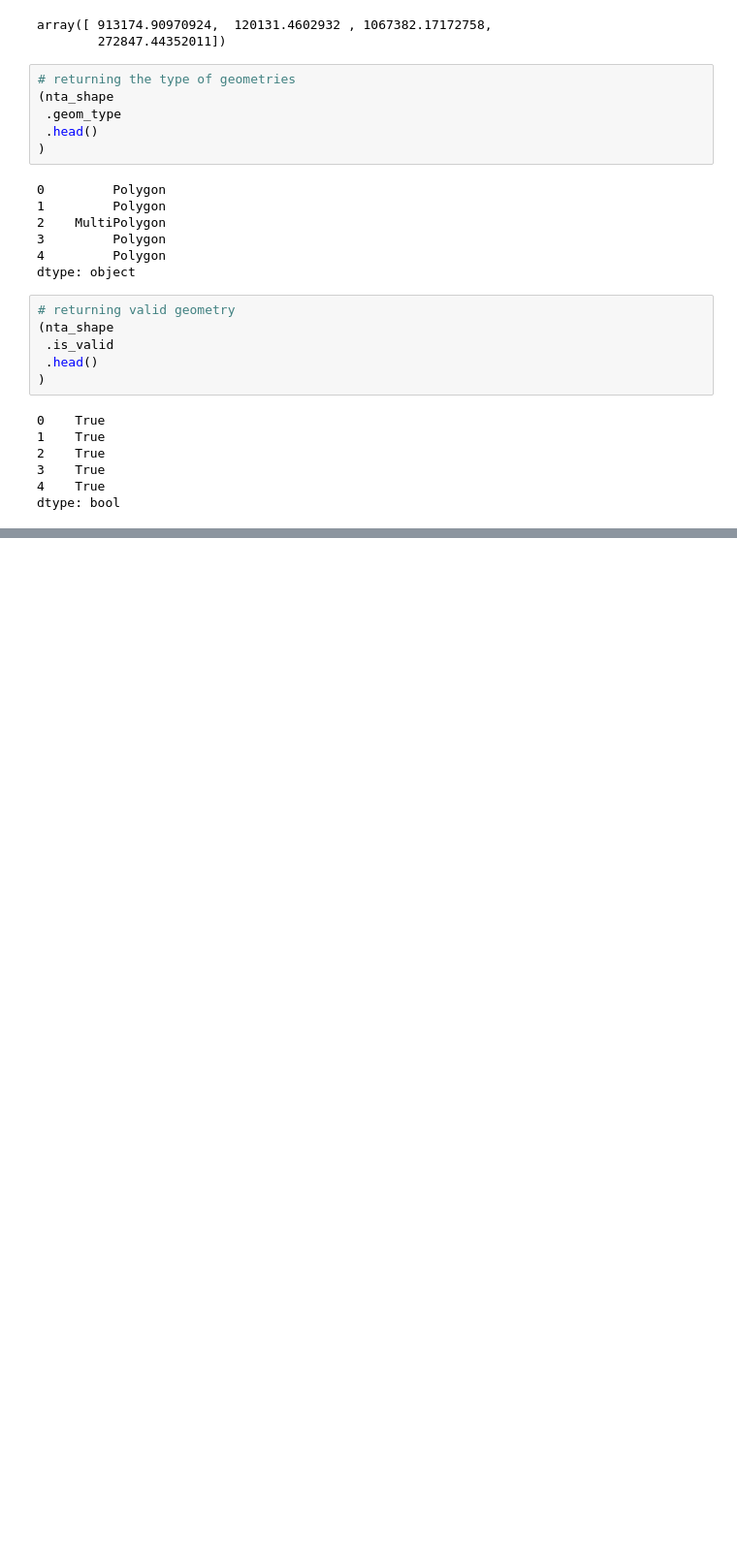
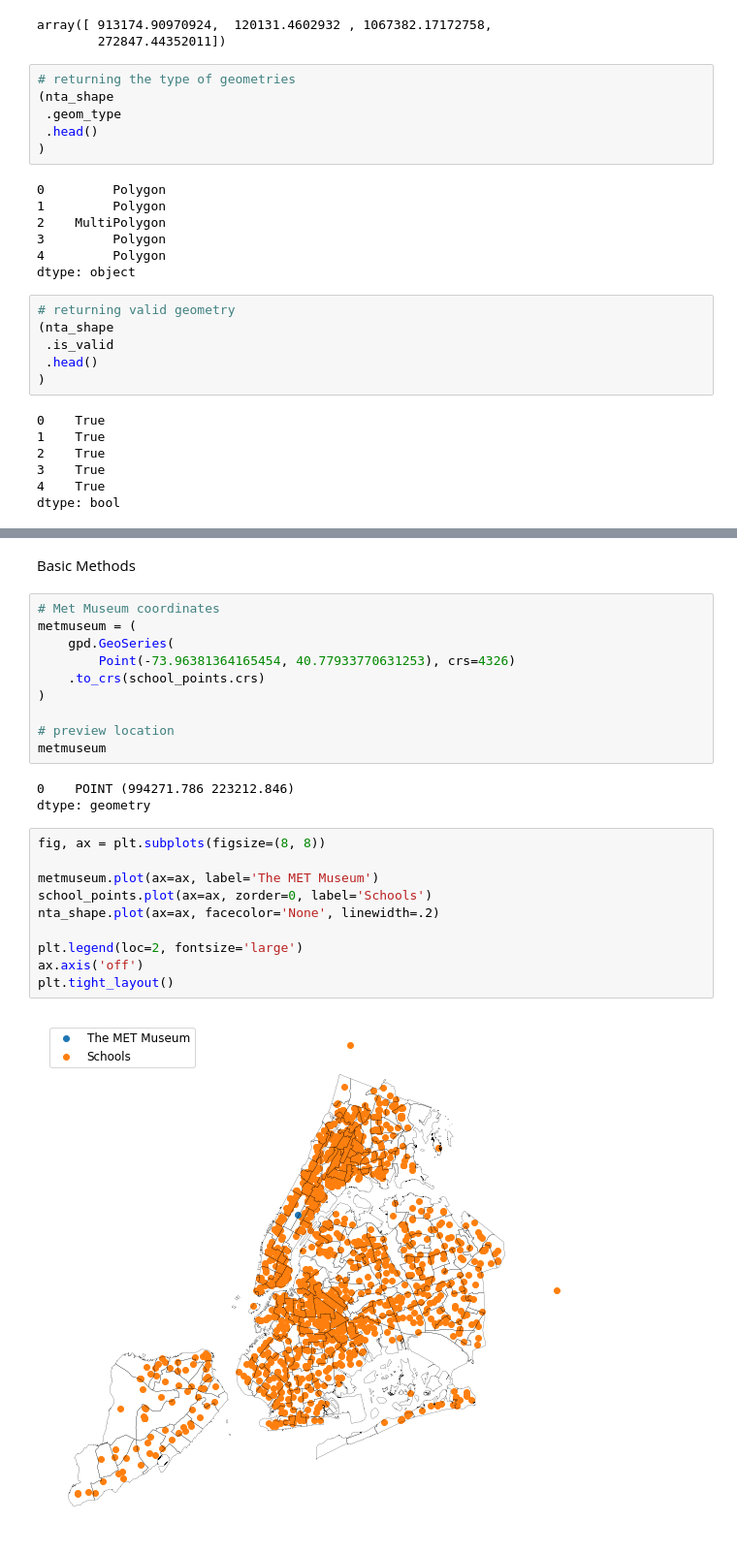
Before and after one commit to Nnyeka/Spatial_Analysis_with_Python, a Jupyter notebook: Untitled.ipynb, the cells around one changed output, grey strips where cells are left out. Shown at 97% size. Cells and saved outputs as stored; diff of their text form; blank space fills up the shorter version.

Commit message:
basic methods

```diff
--- a/Untitled.ipynb
+++ b/Untitled.ipynb
@@ -202,0 +235,27 @@ shape of data: (1709, 18)
+# %% [markdown]
+Basic Methods
+# %%
+# Met Museum coordinates
+metmuseum = (
+    gpd.GeoSeries(
+        Point(-73.96381364165454, 40.77933770631253), crs=4326)
+    .to_crs(school_points.crs)
+)
+
+# preview location
+metmuseum
+# %% [output]
+0    POINT (994271.786 223212.846)
+dtype: geometry
+# %%
+fig, ax = plt.subplots(figsize=(8, 8))
+
+metmuseum.plot(ax=ax, label='The MET Museum')
+school_points.plot(ax=ax, zorder=0, label='Schools')
+nta_shape.plot(ax=ax, facecolor='None', linewidth=.2)
+
+plt.legend(loc=2, fontsize='large')
+ax.axis('off')
+plt.tight_layout()
+# %% [output]
+[figure, added]
```
Also changed, not shown: parts of 3 cells of this notebook.
